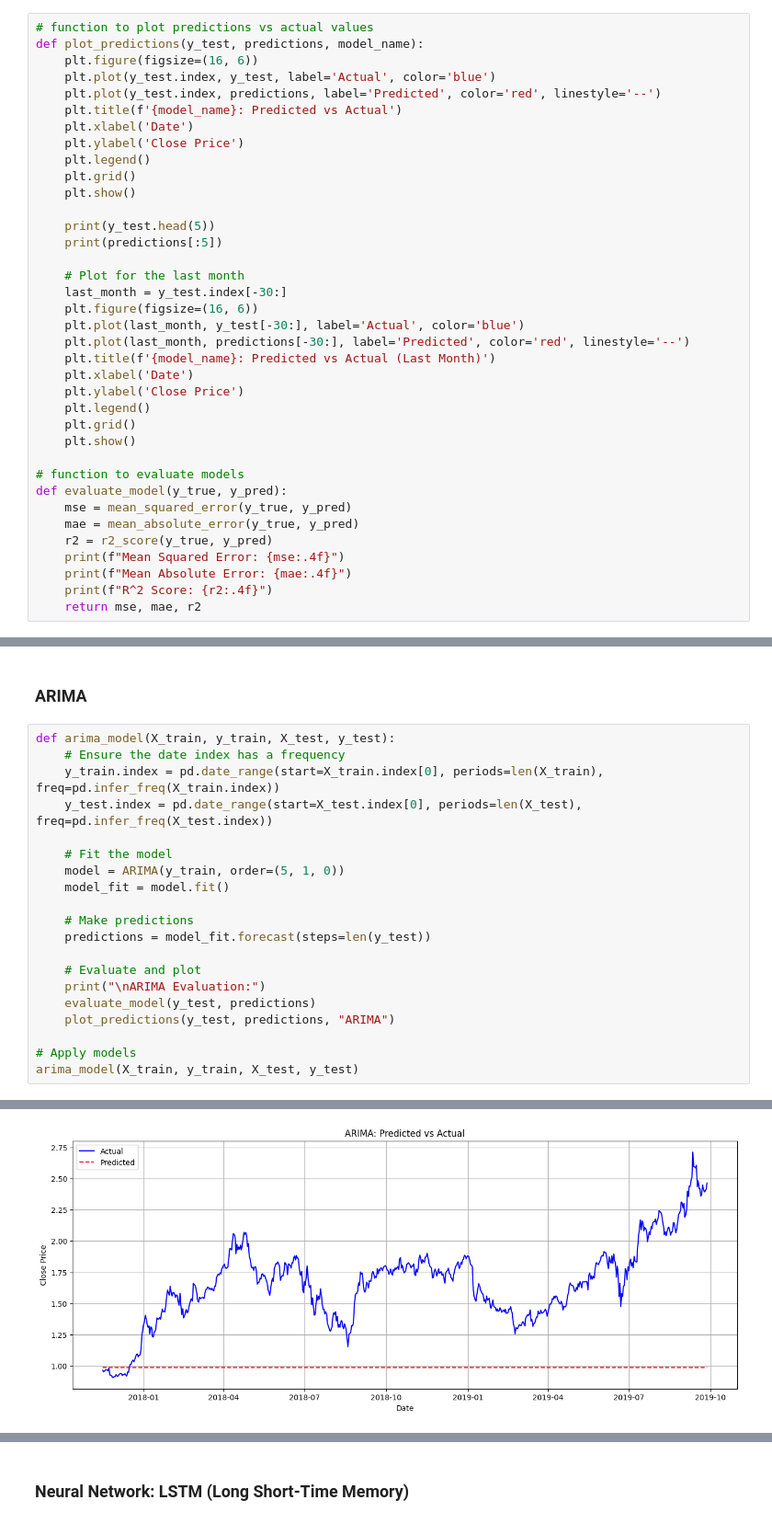
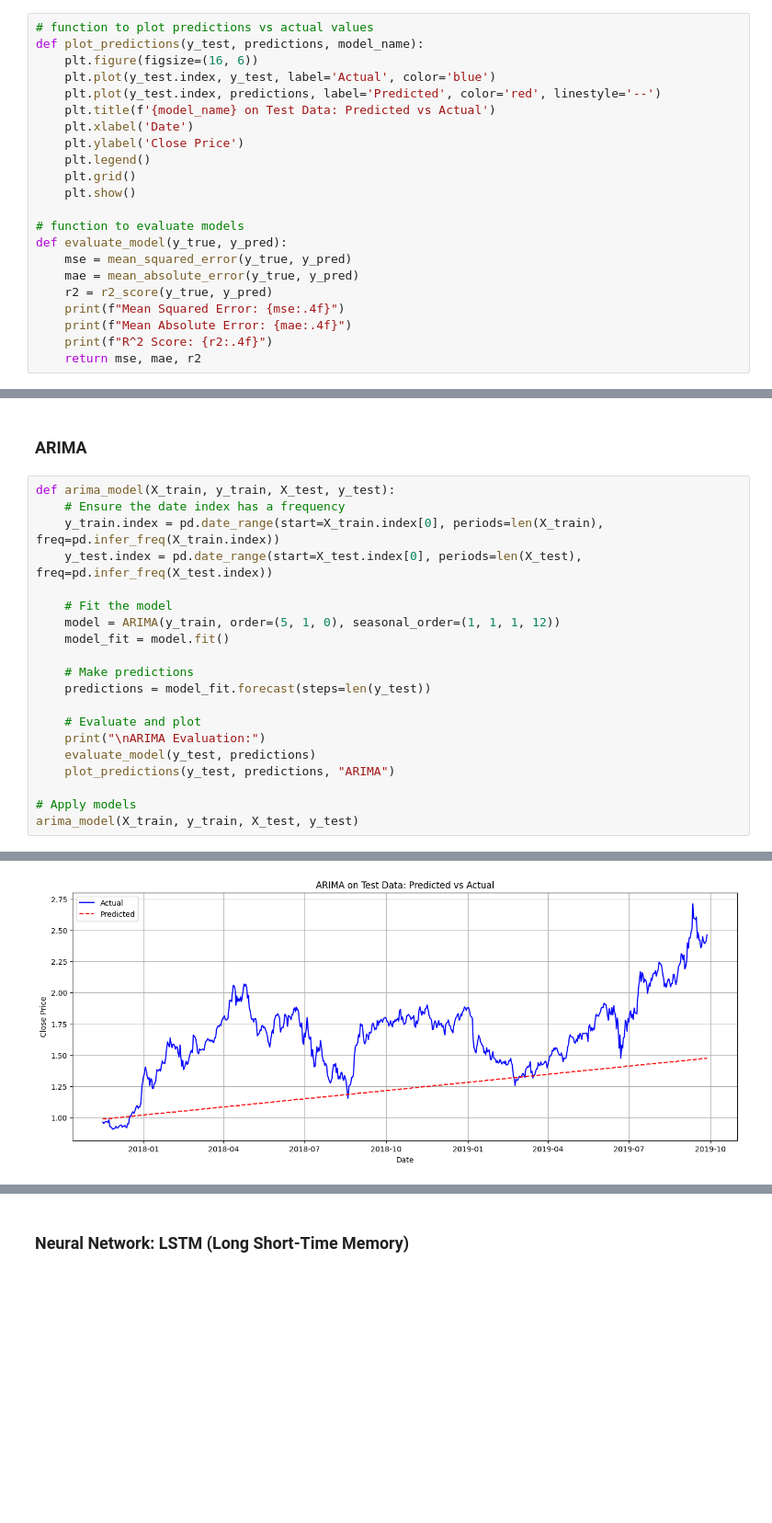
Before and after one commit to myrres0/IAU-2024, a Jupyter notebook: phase-4.ipynb, the cells around one changed output, grey strips where cells are left out. Shown at 92% size. Cells and saved outputs as stored; diff of their text form; blank space fills up the shorter version.

```diff
--- a/phase-4.ipynb
+++ b/phase-4.ipynb
@@ -351,22 +352,7 @@ def plot_predictions(y_test, predictions, model_name):
     plt.figure(figsize=(16, 6))
     plt.plot(y_test.index, y_test, label='Actual', color='blue')
     plt.plot(y_test.index, predictions, label='Predicted', color='red', linestyle='--')
-    plt.title(f'{model_name}: Predicted vs Actual')
-    plt.xlabel('Date')
-    plt.ylabel('Close Price')
-    plt.legend()
-    plt.grid()
-    plt.show()
-
-    print(y_test.head(5))
-    print(predictions[:5])
-
-    # Plot for the last month
-    last_month = y_test.index[-30:]
-    plt.figure(figsize=(16, 6))
-    plt.plot(last_month, y_test[-30:], label='Actual', color='blue')
-    plt.plot(last_month, predictions[-30:], label='Predicted', color='red', linestyle='--')
-    plt.title(f'{model_name}: Predicted vs Actual (Last Month)')
+    plt.title(f'{model_name} on Test Data: Predicted vs Actual')
     plt.xlabel('Date')
     plt.ylabel('Close Price')
     plt.legend()
@@ -516,7 +472,7 @@ def arima_model(X_train, y_train, X_test, y_test):
     y_test.index = pd.date_range(start=X_test.index[0], periods=len(X_test), freq=pd.infer_freq(X_test.index))
 
     # Fit the model
-    model = ARIMA(y_train, order=(5, 1, 0))
+    model = ARIMA(y_train, order=(5, 1, 0), seasonal_order=(1, 1, 1, 12))
     model_fit = model.fit()
 
     # Make predictions
@@ -537 +493 @@ R^2 Score: -4.4578
-[figure, old version]
+[figure, new version]
```
Also changed, not shown: parts of 13 cells of this notebook.
